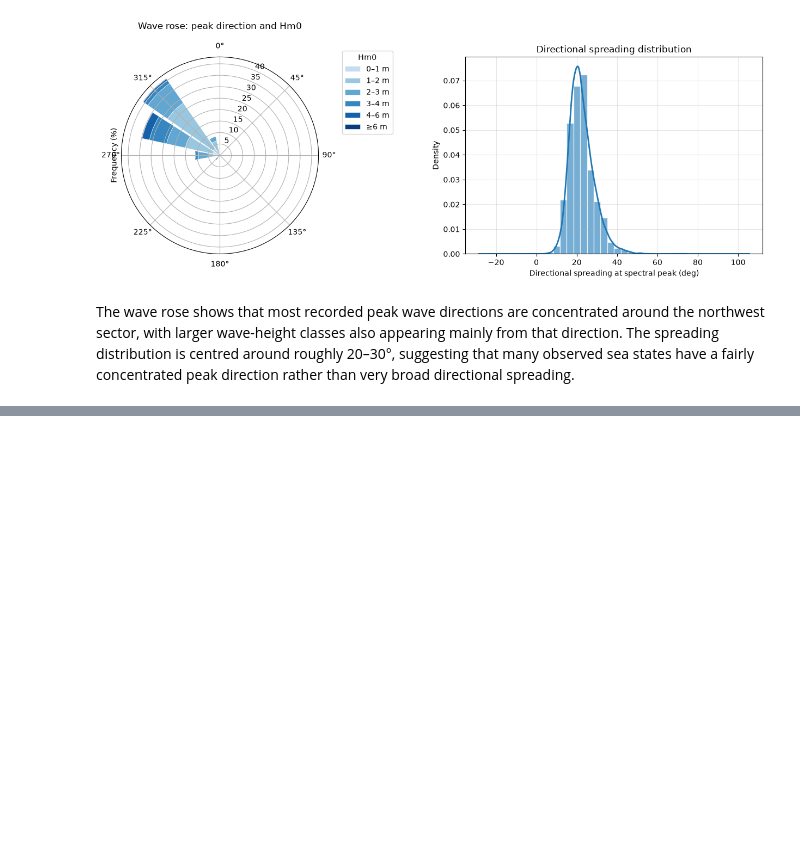
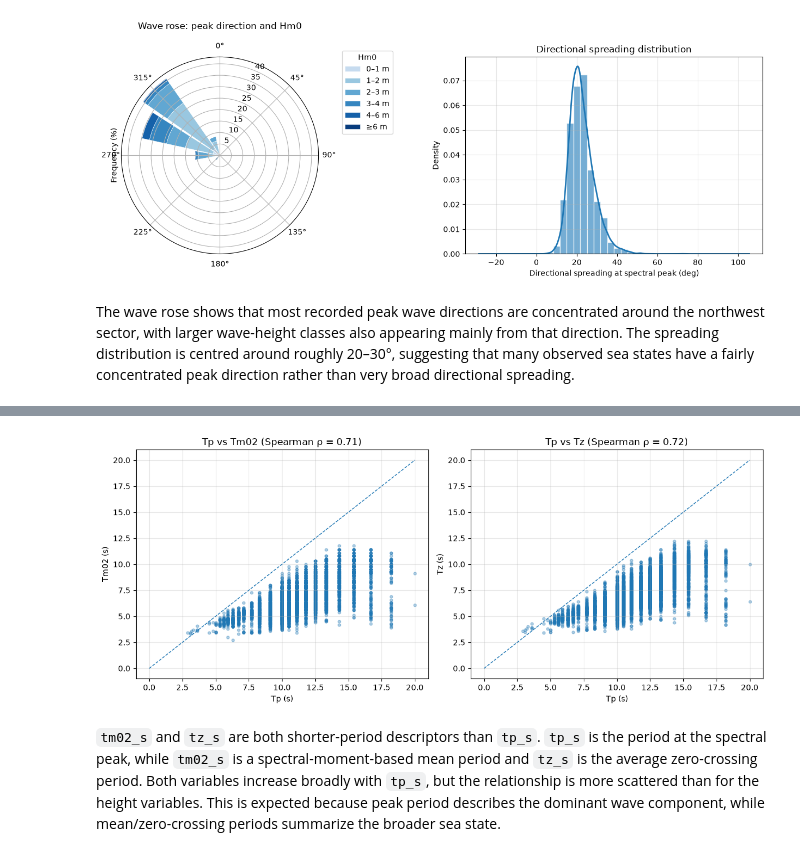
Before and after one commit to ChouaibB/wave-energy-forecasting-storage-ml, a Jupyter notebook: notebooks/02_wec_power_estimation.ipynb, the cells around one changed output, grey strips where cells are left out. Cells and saved outputs as stored; diff of their text form; code cells hidden in the pictures; blank space fills up the shorter version.

Commit message:
Hm0 and Tp checks against descriptors; overall signal/data qualitative checks

```diff
--- a/notebooks/02_wec_power_estimation.ipynb
+++ b/notebooks/02_wec_power_estimation.ipynb
@@ -212,0 +285,46 @@ The wave rose shows that most recorded peak wave directions are concentrated aro
+# %%
+period_df = wave_df.dropna(subset=["tp_s", "tm02_s", "tz_s"]).copy()
+
+rho_tm02, _ = spearmanr(period_df["tp_s"], period_df["tm02_s"])
+rho_tz, _ = spearmanr(period_df["tp_s"], period_df["tz_s"])
+
+fig, axes = plt.subplots(1, 2, figsize=(12, 5))
+
+# Tp vs Tm02
+axes[0].scatter(
+    period_df["tp_s"],
+    period_df["tm02_s"],
+    s=12,
+    alpha=0.35,
+)
+
+max_tm02 = np.nanmax([period_df["tp_s"].max(), period_df["tm02_s"].max()])
+axes[0].plot([0, max_tm02], [0, max_tm02], linestyle="--", linewidth=1)
+
+axes[0].set_xlabel("Tp (s)")
+axes[0].set_ylabel("Tm02 (s)")
+axes[0].set_title(f"Tp vs Tm02 (Spearman ρ = {rho_tm02:.2f})")
+axes[0].grid(True, alpha=0.3)
+
+# Tp vs Tz
+axes[1].scatter(
+    period_df["tp_s"],
+    period_df["tz_s"],
+    s=12,
+    alpha=0.35,
+)
+
+max_tz = np.nanmax([period_df["tp_s"].max(), period_df["tz_s"].max()])
+axes[1].plot([0, max_tz], [0, max_tz], linestyle="--", linewidth=1)
+
+axes[1].set_xlabel("Tp (s)")
+axes[1].set_ylabel("Tz (s)")
+axes[1].set_title(f"Tp vs Tz (Spearman ρ = {rho_tz:.2f})")
+axes[1].grid(True, alpha=0.3)
+
+fig.tight_layout()
+plt.show()
+# %% [output]
+[figure, added]
+# %% [markdown]
+`tm02_s` and `tz_s` are both shorter-period descriptors than `tp_s`. `tp_s` is the period at the spectral peak, while `tm02_s` is a spectral-moment-based mean period and `tz_s` is the average zero-crossing period. Both variables increase broadly with `tp_s`, but the relationship is more scattered than for the height variables. This is expected because peak period describes the dominant wave component, while mean/zero-crossing periods summarize the broader sea state.
```
Also changed, not shown: parts of 5 cells of this notebook.
